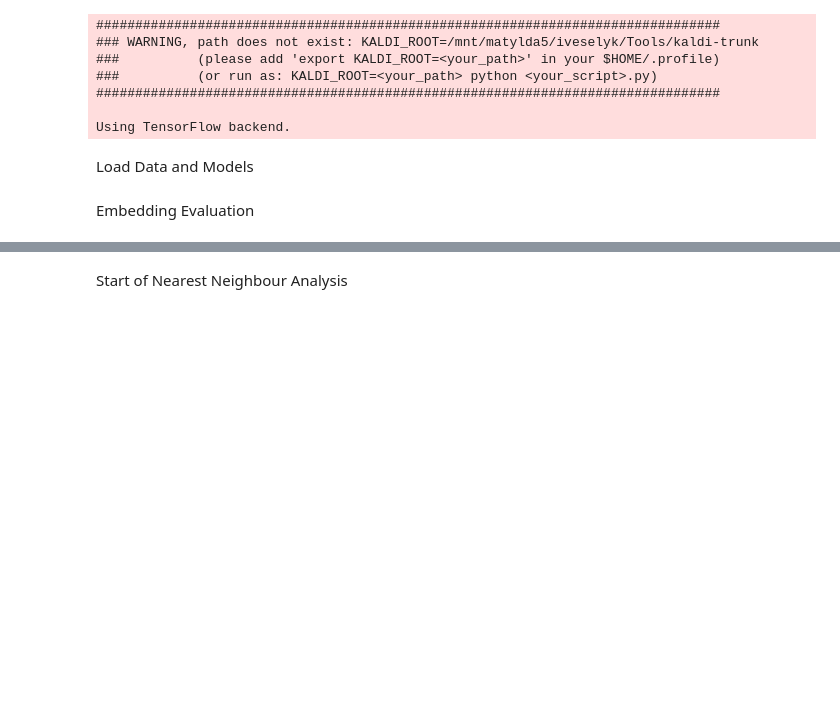
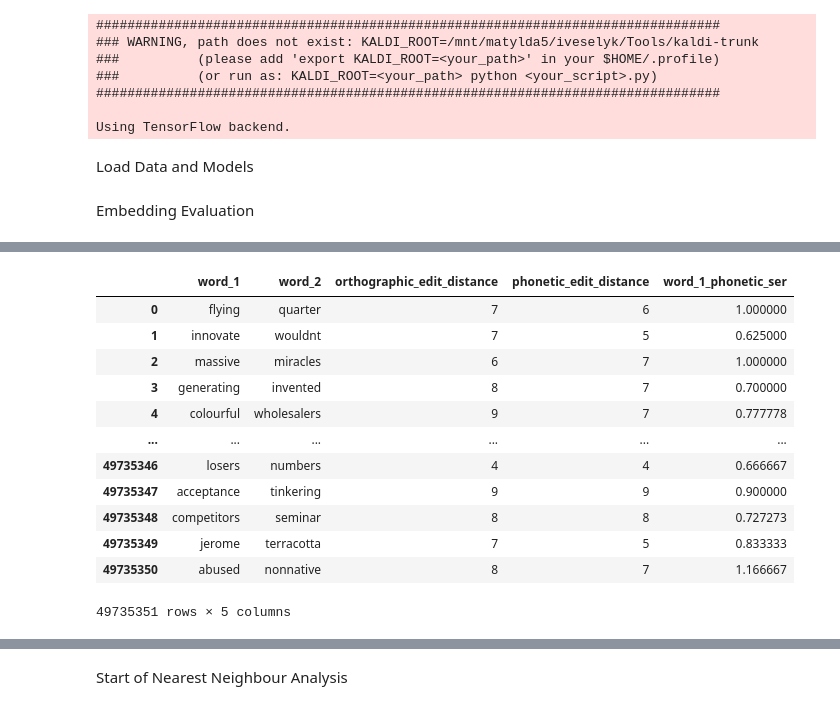
Before and after one commit to jayeshmahapatra/acoustic_word_embeddings, a Jupyter notebook: Embedding Evaluations.ipynb, the cells around one changed output, grey strips where cells are left out. Saved outputs shown, nothing was run; the diff lists cells and outputs as text; code cells hidden in the pictures; blank space fills up the shorter version.

Commit message:
single phonetic column and script to add word wise phonetic and orthographic ser

```diff
--- a/Embedding Evaluations.ipynb
+++ b/Embedding Evaluations.ipynb
@@ -104,0 +115,2 @@ wordpairs_df
+# %%
+wordpairs_df.columns = ["word_1","word_2", "orthographic_edit_distance","phonetic_edit_distance"]
@@ -104,0 +135,16 @@ wordpairs_df
+# %%
+wordpairs_df
+# %% [output]
+|  | word_1 | word_2 | orthographic_edit_distance | phonetic_edit_distance | word_1_phonetic_ser |
+| 0 | flying | quarter | 7 | 6 | 1.000000 |
+| 1 | innovate | wouldnt | 7 | 5 | 0.625000 |
+| 2 | massive | miracles | 6 | 7 | 1.000000 |
+| 3 | generating | invented | 8 | 7 | 0.700000 |
+| 4 | colourful | wholesalers | 9 | 7 | 0.777778 |
+| ... | ... | ... | ... | ... | ... |
+| 49735346 | losers | numbers | 4 | 4 | 0.666667 |
+| 49735347 | acceptance | tinkering | 9 | 9 | 0.900000 |
+| 49735348 | competitors | seminar | 8 | 8 | 0.727273 |
+| 49735349 | jerome | terracotta | 7 | 5 | 0.833333 |
+| 49735350 | abused | nonnative | 8 | 7 | 1.166667 |
+49735351 rows × 5 columns
```
Also changed, not shown: parts of 31 cells of this notebook, 6 other files.
